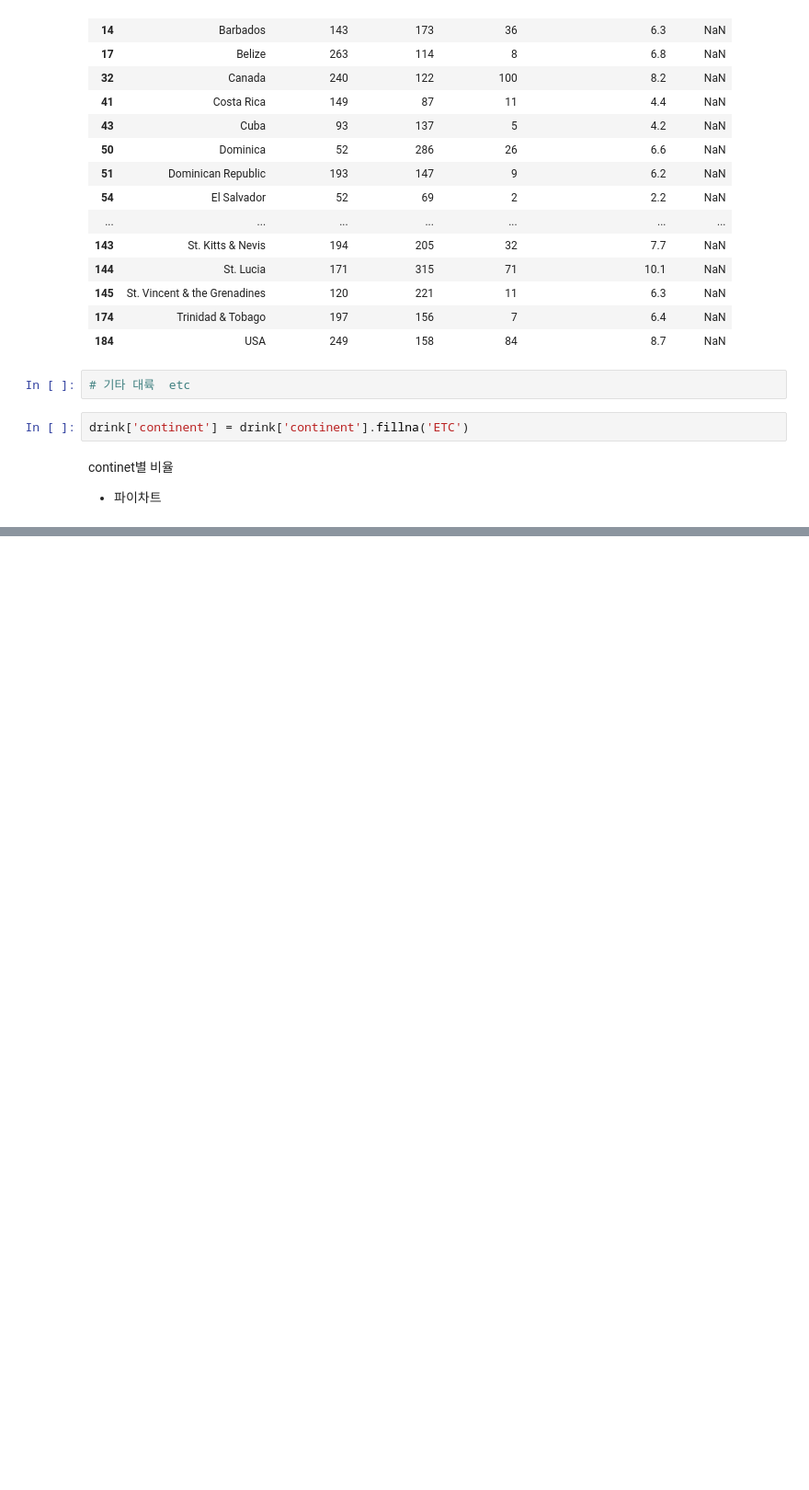
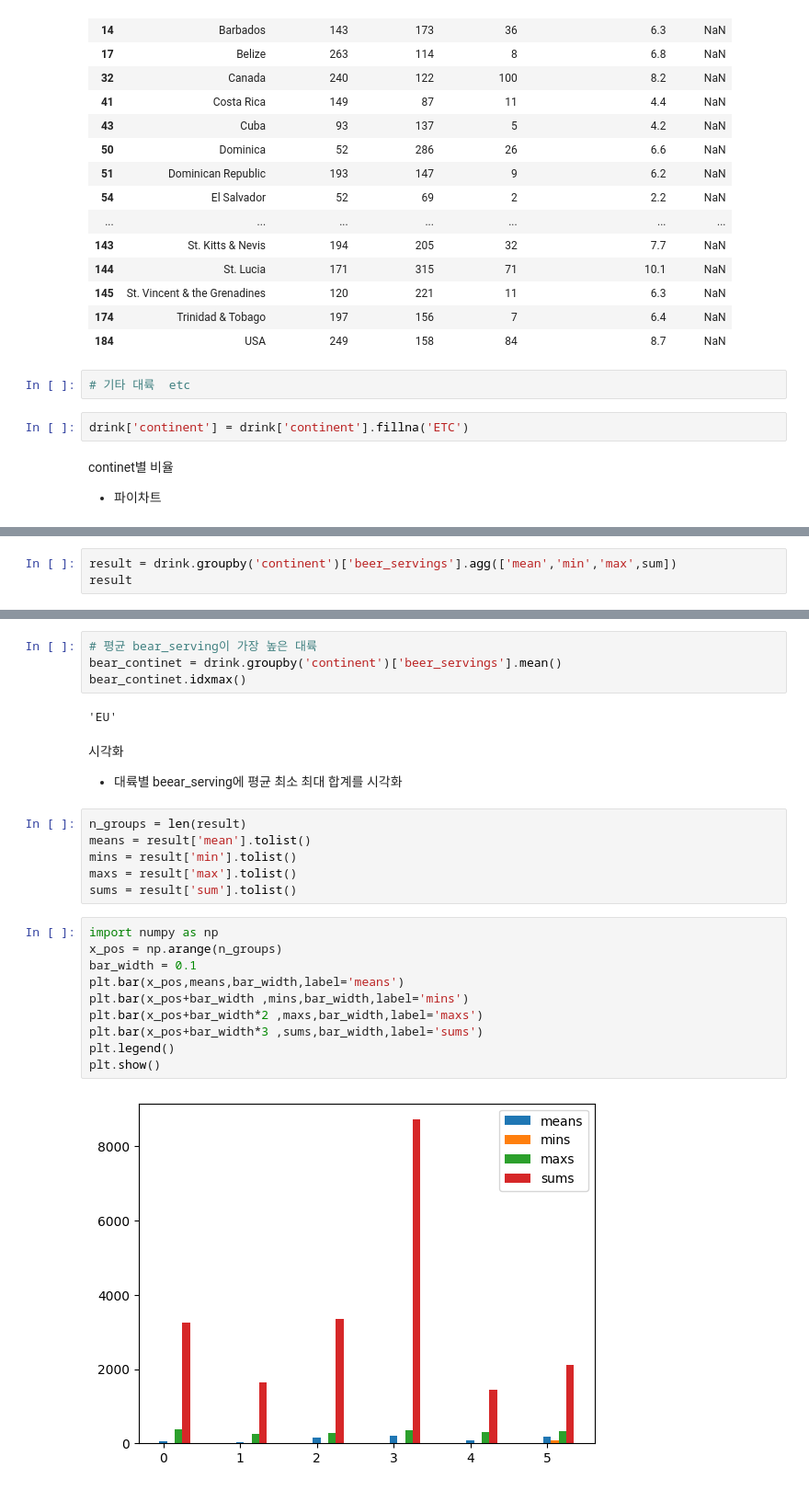
Before and after one commit to leekyuyoung202306/PYTHON, a Jupyter notebook: 12주차/[12주차]데이터분석02.ipynb, the cells around one changed output, grey strips where cells are left out. Shown at 92% size. Cells and saved outputs as stored; diff of their text form; blank space fills up the shorter version.

```diff
--- a/12주차/[12주차]데이터분석02.ipynb
+++ b/12주차/[12주차]데이터분석02.ipynb
@@ -127,0 +137,3 @@ continet별 비율
+# %%
+result = drink.groupby('continent')['beer_servings'].agg(['mean','min','max',sum])
+result
@@ -127,0 +161,27 @@ continet별 비율
+# %%
+# 평균 bear_serving이 가장 높은 대륙
+bear_continet = drink.groupby('continent')['beer_servings'].mean()
+bear_continet.idxmax()
+# %% [output]
+'EU'
+# %% [markdown]
+시각화
+  - 대륙별 beear_serving에 평균 최소 최대 합계를 시각화
+# %%
+n_groups = len(result)
+means = result['mean'].tolist()
+mins = result['min'].tolist()
+maxs = result['max'].tolist()
+sums = result['sum'].tolist()
+# %%
+import numpy as np
+x_pos = np.arange(n_groups)
+bar_width = 0.1
+plt.bar(x_pos,means,bar_width,label='means')
+plt.bar(x_pos+bar_width ,mins,bar_width,label='mins')
+plt.bar(x_pos+bar_width*2 ,maxs,bar_width,label='maxs')
+plt.bar(x_pos+bar_width*3 ,sums,bar_width,label='sums')
+plt.legend()
+plt.show()
+# %% [output]
+[figure, added]
```
Also changed, not shown: parts of 9 cells of this notebook.
